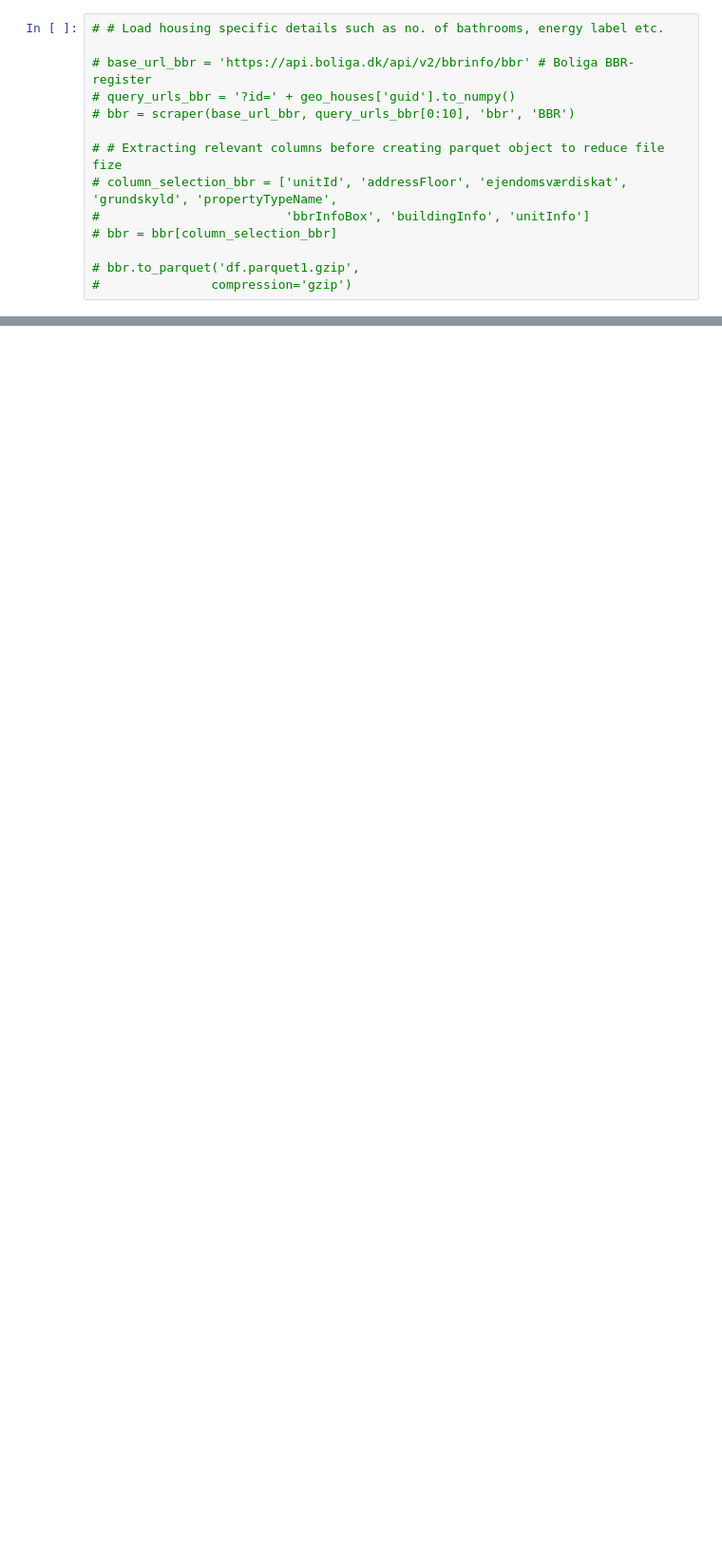
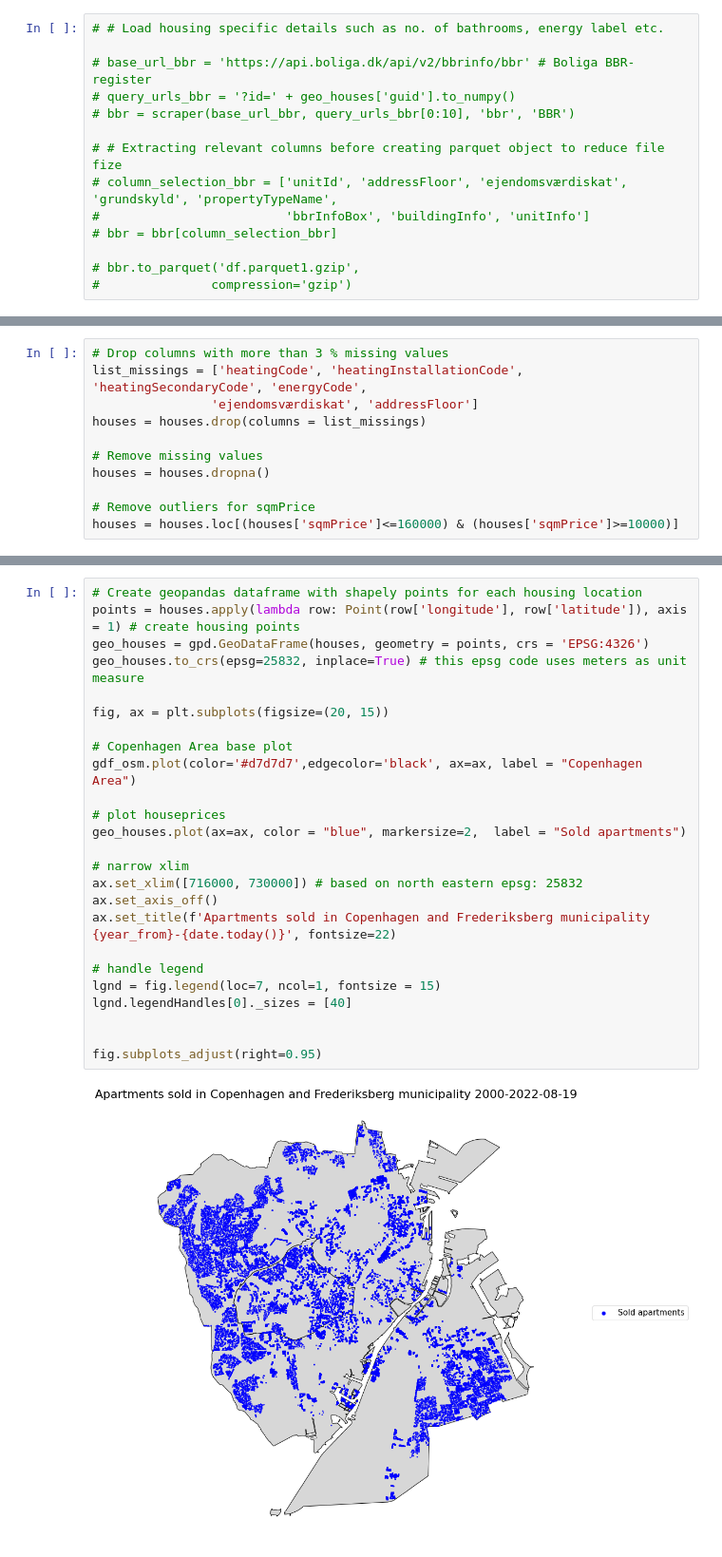
Before and after one commit to yapicikerem/ISDS_G9, a Jupyter notebook: data_analysis.ipynb, the cells around one changed output, grey strips where cells are left out. Shown at 95% size. Cells and saved outputs as stored; diff of their text form; blank space fills up the shorter version.

```diff
--- a/data_analysis.ipynb
+++ b/data_analysis.ipynb
@@ -231,0 +187,11 @@ fig.subplots_adjust(right=0.95)
+# %%
+# Drop columns with more than 3 % missing values
+list_missings = ['heatingCode', 'heatingInstallationCode', 'heatingSecondaryCode', 'energyCode',
+                'ejendomsværdiskat', 'addressFloor']
+houses = houses.drop(columns = list_missings)
+
+# Remove missing values
+houses = houses.dropna()
+
+# Remove outliers for sqmPrice
+houses = houses.loc[(houses['sqmPrice']<=160000) & (houses['sqmPrice']>=10000)]
@@ -231,0 +320,27 @@ fig.subplots_adjust(right=0.95)
+# %%
+# Create geopandas dataframe with shapely points for each housing location
+points = houses.apply(lambda row: Point(row['longitude'], row['latitude']), axis = 1) # create housing points
+geo_houses = gpd.GeoDataFrame(houses, geometry = points, crs = 'EPSG:4326')
+geo_houses.to_crs(epsg=25832, inplace=True) # this epsg code uses meters as unit measure
+
+fig, ax = plt.subplots(figsize=(20, 15))
+
+# Copenhagen Area base plot
+gdf_osm.plot(color='#d7d7d7',edgecolor='black', ax=ax, label = "Copenhagen Area")
+
+# plot houseprices
+geo_houses.plot(ax=ax, color = "blue", markersize=2,  label = "Sold apartments")
+
+# narrow xlim
+ax.set_xlim([716000, 730000]) # based on north eastern epsg: 25832
+ax.set_axis_off()
+ax.set_title(f'Apartments sold in Copenhagen and Frederiksberg municipality {year_from}-{date.today()}', fontsize=22)
+
+# handle legend
+lgnd = fig.legend(loc=7, ncol=1, fontsize = 15)
+lgnd.legendHandles[0]._sizes = [40]
+
+
+fig.subplots_adjust(right=0.95)
+# %% [output]
+[figure, added]
```
Also changed, not shown: parts of 116 cells of this notebook, 1 other file.
